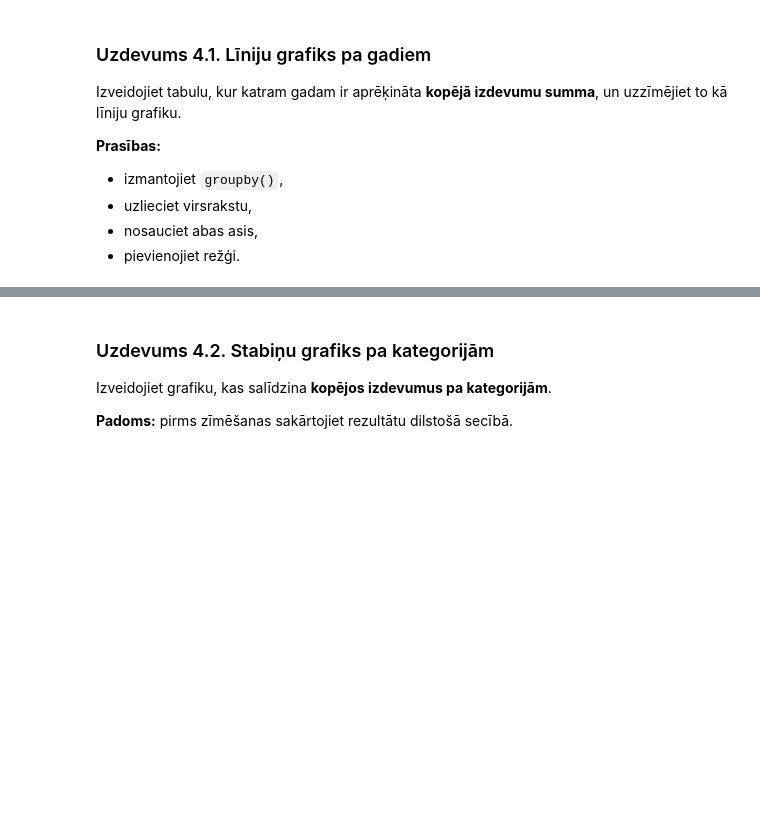
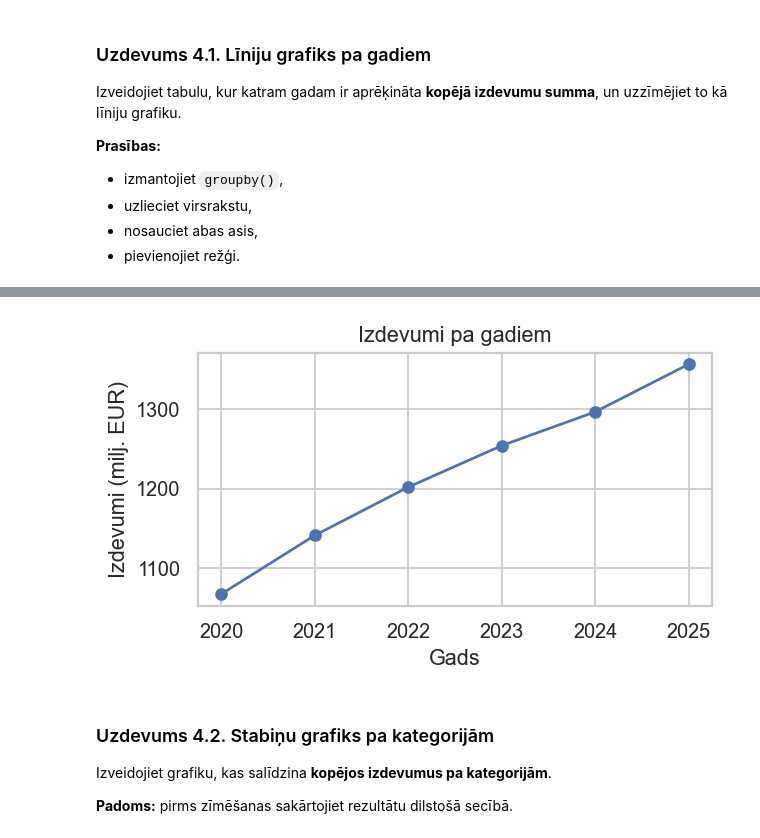
Before and after one commit to ValRCS/RTU_Digitalas_Prasmes_Excel_VBA_Python, a Jupyter notebook: notebooks/python_vizualizacija_student_lv_clear.ipynb, the cells around one changed output, grey strips where cells are left out. Drawn from its saved outputs; the diff is of its cells as text; code cells hidden in the pictures; blank space fills up the shorter version.

```diff
--- a/notebooks/python_vizualizacija_student_lv_clear.ipynb
+++ b/notebooks/python_vizualizacija_student_lv_clear.ipynb
@@ -117,3 +227,8 @@ Izveidojiet tabulu, kur katram gadam ir aprēķināta **kopējā izdevumu summa*
 # Izveidojiet DataFrame `izdevumi_pa_gadiem`
 # Grupējiet datus pēc `gads` un saskaitiet `izdevumi_milj_eur` summu
 # Parādiet rezultāta pirmās rindas
+izdevumi_pa_gadiem = df.groupby("gads")["izdevumi_milj_eur"].sum().reset_index()
+# tātad mēs sagrupējām pēc gads kolonnas un
+# saskaitījām izdevumi_milj_eur kolonnas vērtības katram gadam, pēc tam resetējām indeksu, lai iegūtu kārtīgu DataFrame struktūru
+izdevumi_pa_gadiem.head(10) # mums ir mazāk par 10 gadiem
+# šeit arī varētu saglabāt failā rezultātu, piemēram, izdevumi_pa_gadiem.to_csv("izdevumi_pa_gadiem.csv", index=False) vai to_excel, ja vēlamies Excel formātu
@@ -120,5 +243,28 @@ Izveidojiet tabulu, kur katram gadam ir aprēķināta **kopējā izdevumu summa*
 # %%
 # Uzzīmējiet līniju grafiku ar `matplotlib` no `izdevumi_pa_gadiem`
 # x ass: `gads`, y ass: `izdevumi_milj_eur`
 # Pievienojiet virsrakstu, asu nosaukumus, `tight_layout()` un parādiet grafiku
 # Papildu uzdevums: saglabājiet grafiku PNG failā
+
+# ja mums nav matplotlib importetā tad
+# import matplotlib.pyplot as plt # būtu tad vajadzīgs
+# mums nevajag jo pirmajā šūnā jau uzstādījām
+
+# sāksim ar pašu vienkāršako līniju diagramu bez papildu uzstādījumiem
+# plt.plot(izdevumi_pa_gadiem["gads"], izdevumi_pa_gadiem["izdevumi_milj_eur"])
+
+# uzstādīsim izmēru vispirms
+plt.figure(figsize=(5,3)) # 5 un 3 ir collas
+
+# labāk ar marķieriem
+plt.plot(izdevumi_pa_gadiem["gads"], izdevumi_pa_gadiem["izdevumi_milj_eur"], marker="o")
+plt.xlabel("Gads")
+plt.ylabel("Izdevumi (milj. EUR)")
+plt.title("Izdevumi pa gadiem")
+plt.tight_layout() # palīdz pie saglabāšanas
+# saglabāsim png failā, ar dpi 300, derēs vidējas kvalitātes izdrukai
+plt.savefig("izdevumi_pa_gadiem.png", dpi=300, bbox_inches='tight')
+plt.show() # show nav obligāts
+# es varētu taisīt daudzas vizualizācijas un glabāt bez show
+# %% [output]
+[figure, added]
```
Also changed, not shown: parts of 15 cells of this notebook, 1 other file.
